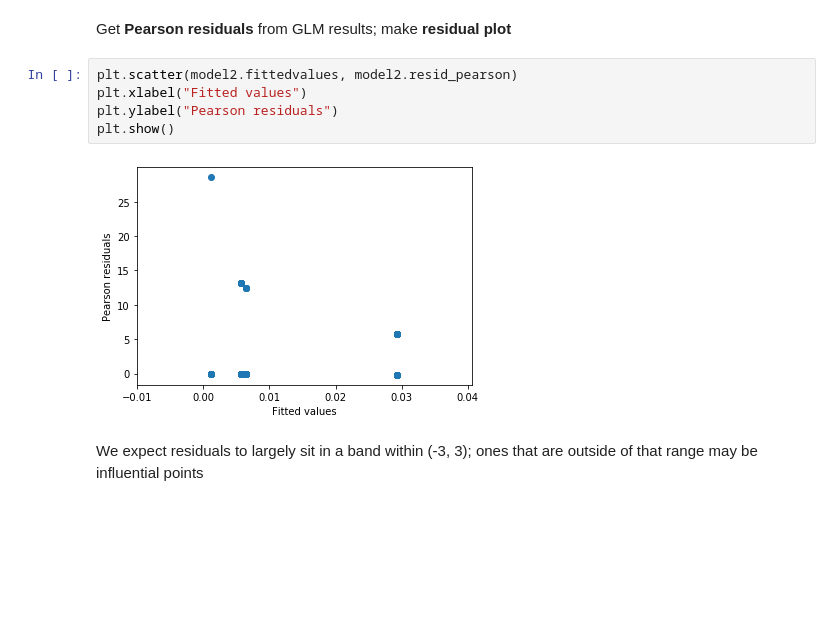
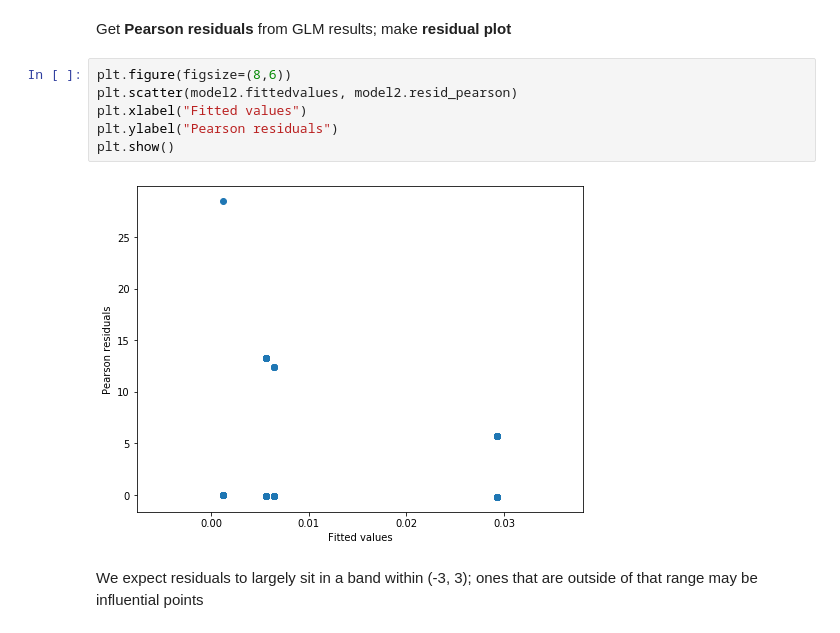
Before and after one commit to bingwang32/LinReg_Final_Proj, a Jupyter notebook: LinReg_FinalProj_Code.ipynb, the cells around one changed output. Drawn from its saved outputs; the diff is of its cells as text; blank space fills up the shorter version.

```diff
--- a/LinReg_FinalProj_Code.ipynb
+++ b/LinReg_FinalProj_Code.ipynb
@@ -341,12 +331,13 @@ $\Delta G^{2}$ < $\chi^{2}$($\alpha$ = 0.05, df = 1): Fail to reject H0.
 # %% [markdown]
 Get **Pearson residuals** from GLM results; make **residual plot**
 # %%
+plt.figure(figsize=(8,6))
 plt.scatter(model2.fittedvalues, model2.resid_pearson)
 plt.xlabel("Fitted values")
 plt.ylabel("Pearson residuals")
 plt.show()
 # %% [output]
-[figure, old version]
+[figure, new version]
 # %% [markdown]
 We expect residuals to largely sit in a band within (-3, 3); ones that are outside of that range may be influential points
 # %%
```
Also changed, not shown: parts of 29 cells of this notebook.
